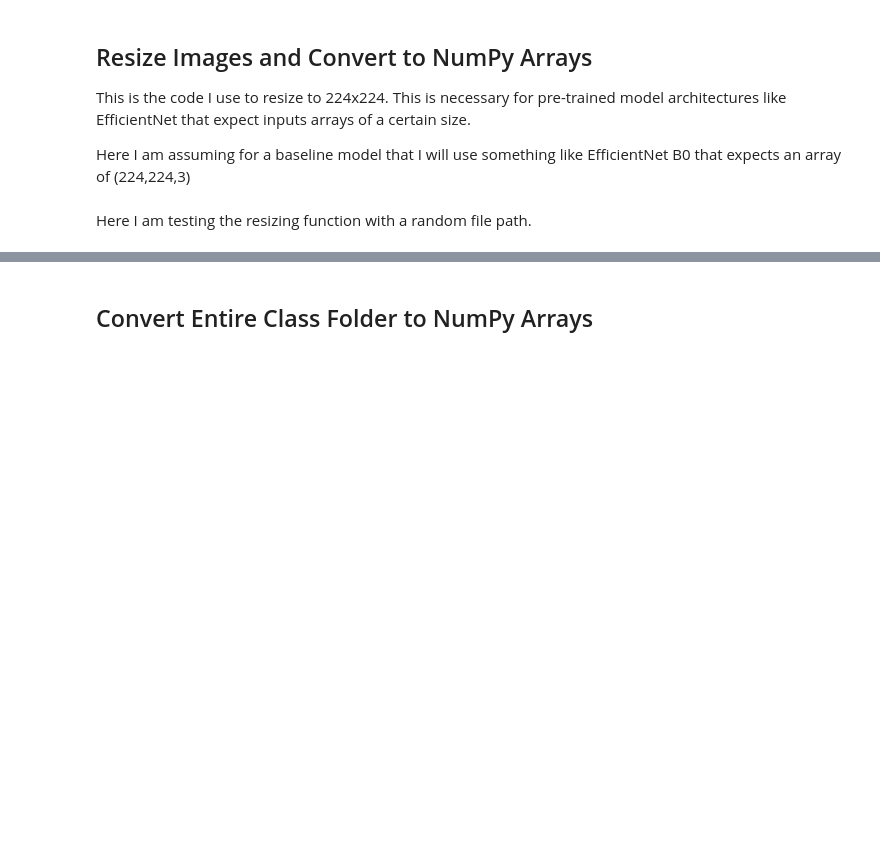
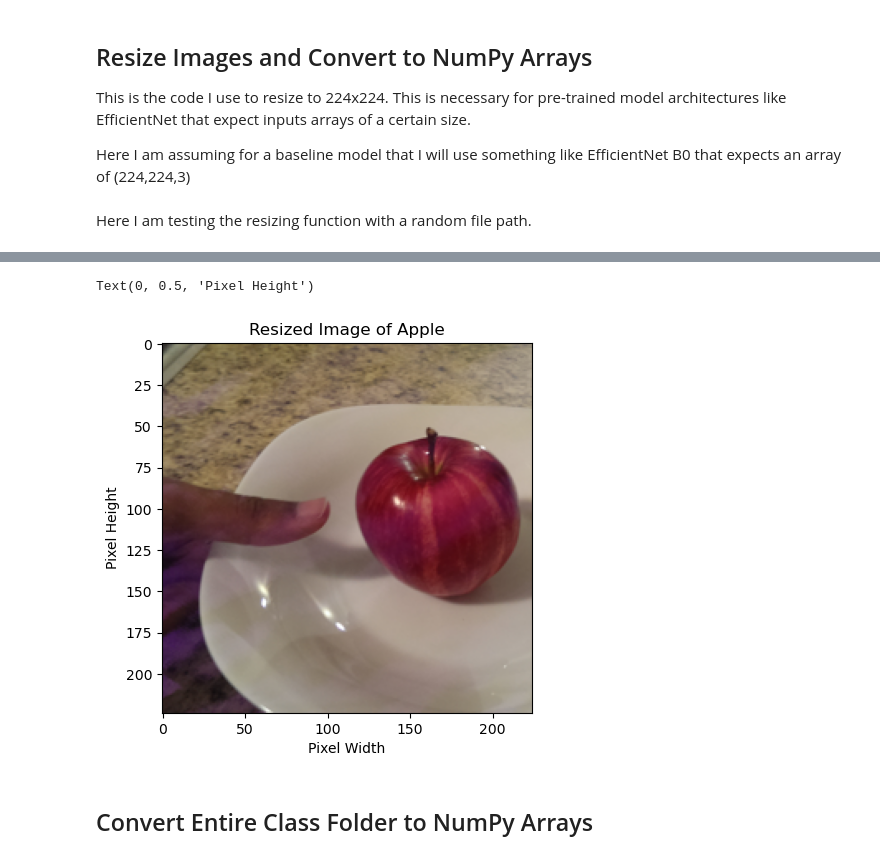
Before and after one commit to hmckin/Capstone, a Jupyter notebook: JupyterNotebooks/Load&Save.ipynb, the cells around one changed output, grey strips where cells are left out. Saved outputs shown, nothing was run; the diff lists cells and outputs as text; code cells hidden in the pictures; blank space fills up the shorter version.

```diff
--- a/JupyterNotebooks/Load&Save.ipynb
+++ b/JupyterNotebooks/Load&Save.ipynb
@@ -58,3 +62,11 @@ plt.imshow(img)
+# %%
+plt.imshow(convert_with_resize(path))
+plt.title("Resized Image of Apple")
+plt.xlabel("Pixel Width")
+plt.ylabel("Pixel Height")
+# %% [output]
+Text(0, 0.5, 'Pixel Height')
+[figure, added]
 # %% [markdown]
 ## Convert Entire Class Folder to NumPy Arrays
 # %% [markdown]
```
Also changed, not shown: parts of 1 cell of this notebook.
